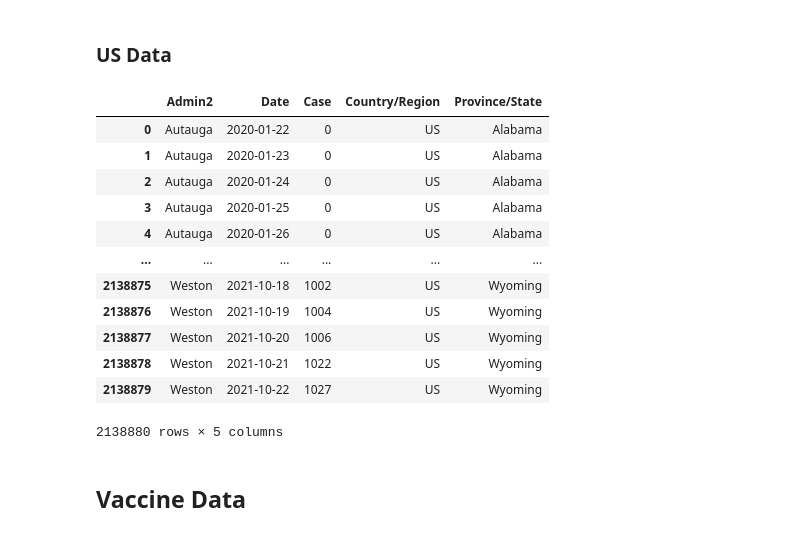
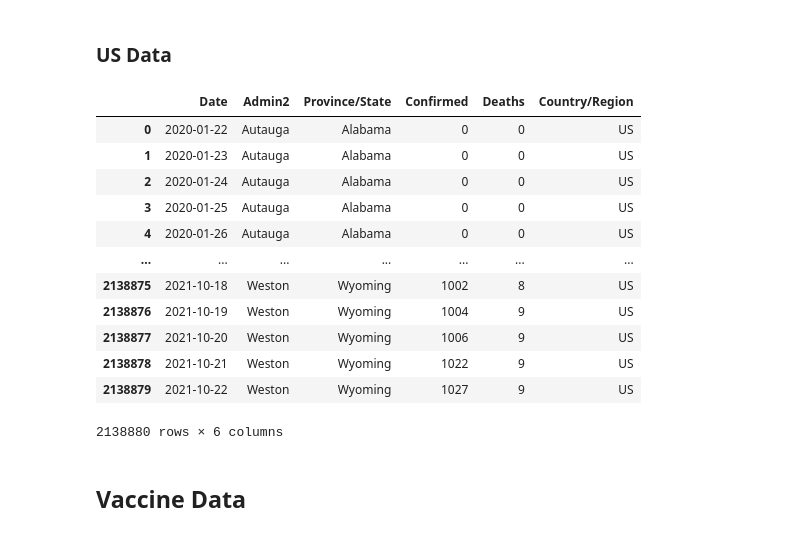
Before and after one commit to wewa2282/4502_data, a Jupyter notebook: visualization-checkpoint.ipynb, the cells around one changed output. Saved outputs shown, nothing was run; the diff lists cells and outputs as text; code cells hidden in the pictures.

```diff
--- a/visualization-checkpoint.ipynb
+++ b/visualization-checkpoint.ipynb
@@ -54,54 +111,50 @@ for country in country_list:
 # %% [markdown]
 ### US Data
 # %%
-######## US Data ########
-
-# Load in county map
-county_df = shape_file_to_df(filepath + "shapes/cb_2018_us_county_5m.shp")
-county_sf = shp.Reader(filepath + "shapes/cb_2018_us_county_5m.shp")
+##
+##  Load simplified US data (case number sum)
+##
 
 # Load in data
 us_confirmed_data = pd.read_csv(filepath + "country_data/us_confirmed_csv.csv")
 
-us_confirmed_data
+##
+##  Load simplified US data (confirmed and deaths)
+##
+us_confirmed_and_deaths_df = pd.read_csv(filepath + "country_data/us_simplified_csv.csv")
+# Convert str dates to datetime objects
+us_confirmed_and_deaths_df.Date = pd.to_datetime(us_confirmed_and_deaths_df.Date, format="%Y-%m-%d")
-# %% [output]
-|  | Admin2 | Date | Case | Country/Region | Province/State |
-| 0 | Autauga | 2020-01-22 | 0 | US | Alabama |
-| 1 | Autauga | 2020-01-23 | 0 | US | Alabama |
-| 2 | Autauga | 2020-01-24 | 0 | US | Alabama |
-| 3 | Autauga | 2020-01-25 | 0 | US | Alabama |
-| 4 | Autauga | 2020-01-26 | 0 | US | Alabama |
-| ... | ... | ... | ... | ... | ... |
-| 2138875 | Weston | 2021-10-18 | 1002 | US | Wyoming |
-| 2138876 | Weston | 2021-10-19 | 1004 | US | Wyoming |
-| 2138877 | Weston | 2021-10-20 | 1006 | US | Wyoming |
-| 2138878 | Weston | 2021-10-21 | 1022 | US | Wyoming |
-| 2138879 | Weston | 2021-10-22 | 1027 | US | Wyoming |
-2138880 rows × 5 columns
 # %%
-# Calculate clusters from previous data
-
-##
-##  Load simplified US data (confirmed and deaths)
-##
-us_confirmed_and_deaths_df = pd.read_csv(filepath + "country_data/us_simplified_csv.csv")
-# Convert str dates to datetime objects
-us_confirmed_and_deaths_df.Date = pd.to_datetime(us_confirmed_and_deaths_df.Date, format="%Y-%m-%d")
-# print(us_confirmed_and_deaths_df.columns.values)
 
 # Get most recent data
 sub_df = us_confirmed_and_deaths_df[['Admin2', 'Province/State', 'Confirmed', 'Deaths']]
 # print(sub_df)
 most_recent_us_confirmed_and_deaths_df = sub_df.groupby(['Admin2', 'Province/State'], as_index=False)
 most_recent_us_confirmed_and_deaths_df = most_recent_us_confirmed_and_deaths_df.agg({'Admin2': 'last', 'Province/State': 'last', 'Confirmed': 'sum', 'Deaths': 'sum'})
 most_recent_us_confirmed_and_deaths_df = most_recent_us_confirmed_and_deaths_df.groupby('Province/State', as_index=False).agg({'Confirmed': 'sum', 'Deaths': 'sum'})
 
 # print(most_recent_us_confirmed_and_deaths_df)
 
 # Cluster based on confirmed and death count
 us_confirmed_and_deaths_kmeans = KMeans(n_clusters=3).fit(most_recent_us_confirmed_and_deaths_df[['Confirmed', 'Deaths']])
 centroids = us_confirmed_and_deaths_kmeans.cluster_centers_
 # print(centroids)
+
+us_confirmed_and_deaths_df
+# %% [output]
+|  | Date | Admin2 | Province/State | Confirmed | Deaths | Country/Region |
+| 0 | 2020-01-22 | Autauga | Alabama | 0 | 0 | US |
+| 1 | 2020-01-23 | Autauga | Alabama | 0 | 0 | US |
+| 2 | 2020-01-24 | Autauga | Alabama | 0 | 0 | US |
+| 3 | 2020-01-25 | Autauga | Alabama | 0 | 0 | US |
+| 4 | 2020-01-26 | Autauga | Alabama | 0 | 0 | US |
+| ... | ... | ... | ... | ... | ... | ... |
+| 2138875 | 2021-10-18 | Weston | Wyoming | 1002 | 8 | US |
+| 2138876 | 2021-10-19 | Weston | Wyoming | 1004 | 9 | US |
+| 2138877 | 2021-10-20 | Weston | Wyoming | 1006 | 9 | US |
+| 2138878 | 2021-10-21 | Weston | Wyoming | 1022 | 9 | US |
+| 2138879 | 2021-10-22 | Weston | Wyoming | 1027 | 9 | US |
+2138880 rows × 6 columns
 # %% [markdown]
 ## Vaccine Data
 # %%
```
Also changed, not shown: parts of 12 cells of this notebook, 8 other files.
